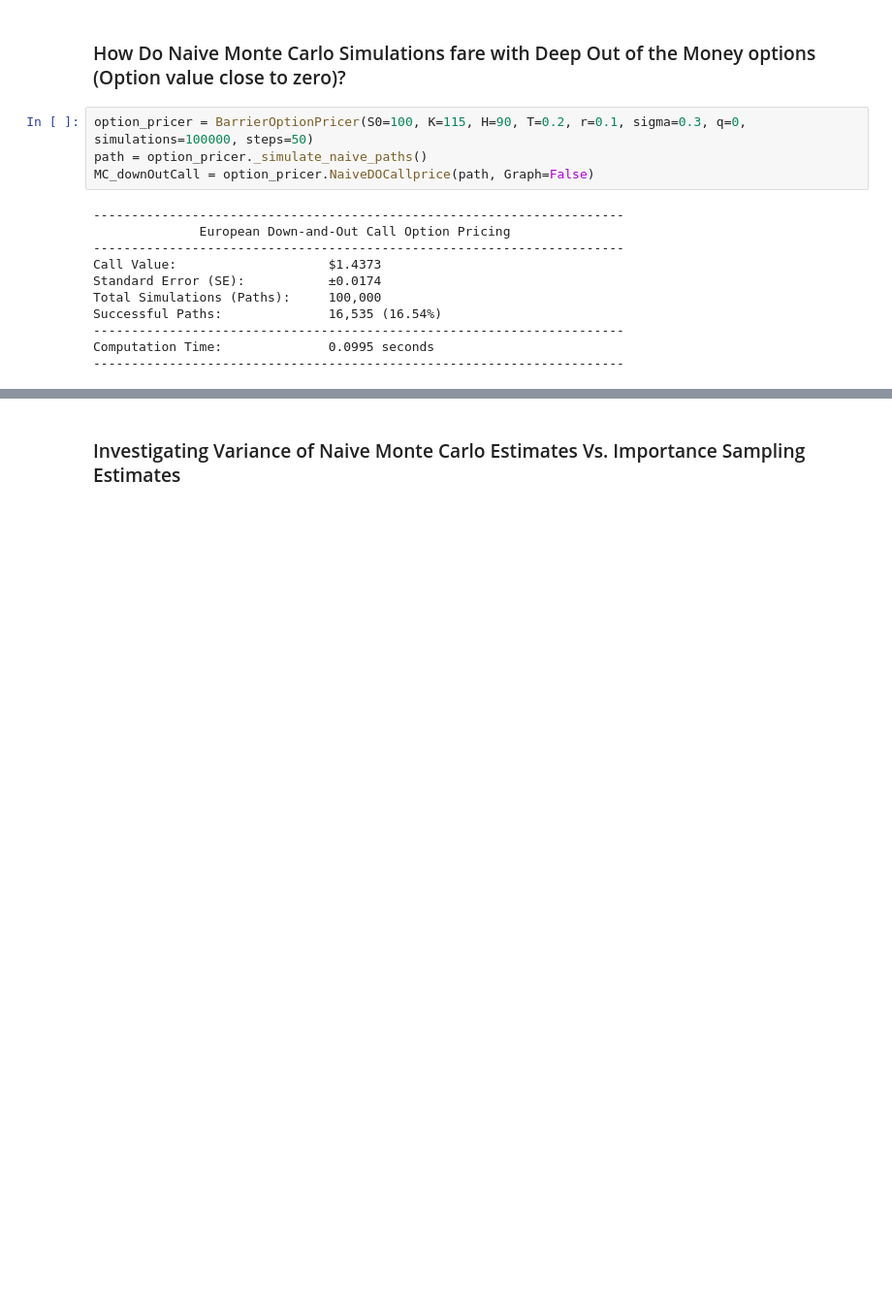
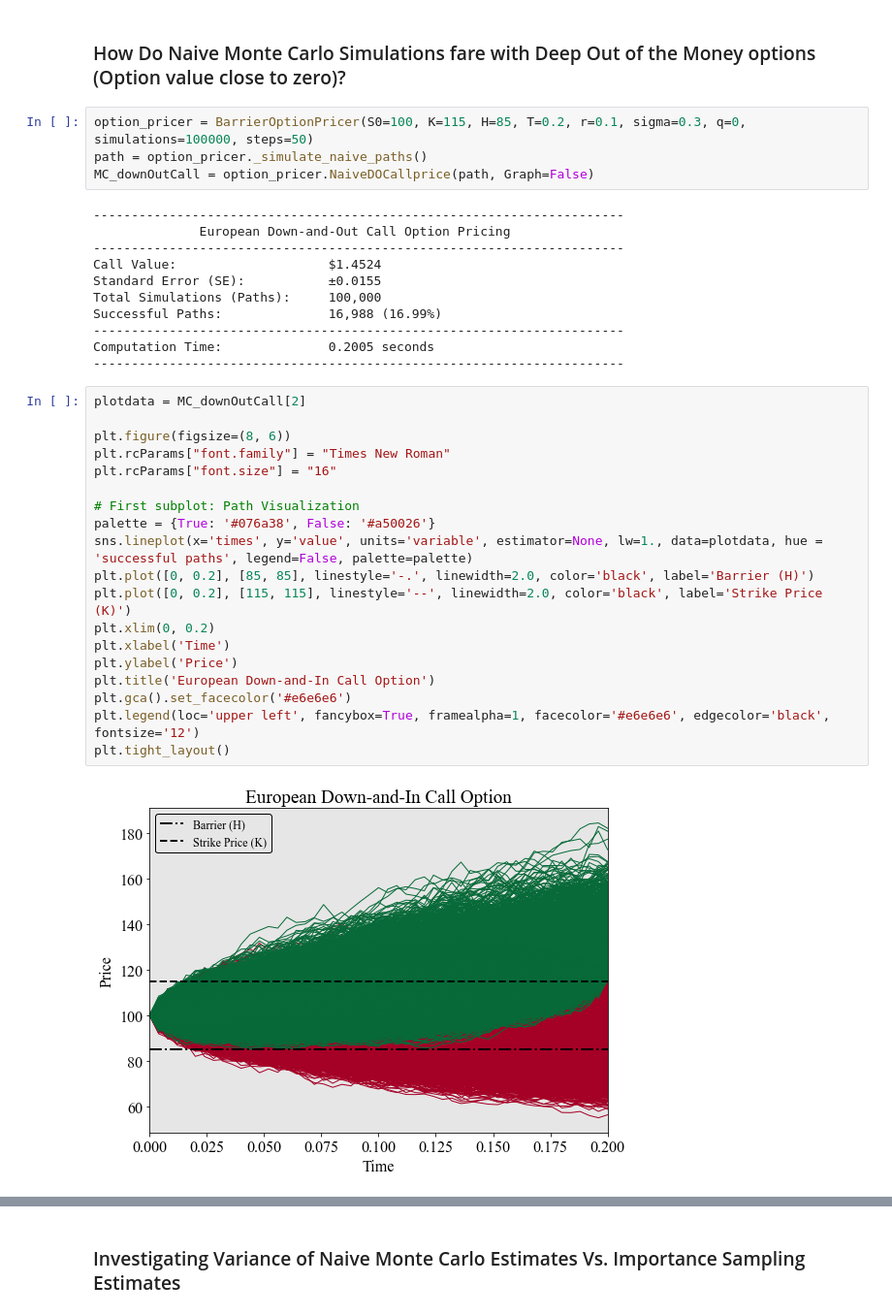
Before and after one commit to GianiRanzetti/Barrier-Options, a Jupyter notebook: MonteCarloPricer.ipynb, the cells around one changed output, grey strips where cells are left out. Shown at 97% size. Cells and saved outputs as stored; diff of their text form; blank space fills up the shorter version.

```diff
--- a/MonteCarloPricer.ipynb
+++ b/MonteCarloPricer.ipynb
@@ -1131,20 +1131,41 @@ For the Down-and-in montecasrol simulation, most of the trajectories end up as a
 # %% [markdown]
 ### How Do Naive Monte Carlo Simulations fare with Deep Out of the Money options (Option value close to zero)?
 # %%
-option_pricer = BarrierOptionPricer(S0=100, K=115, H=90, T=0.2, r=0.1, sigma=0.3, q=0, simulations=100000, steps=50)
+option_pricer = BarrierOptionPricer(S0=100, K=115, H=85, T=0.2, r=0.1, sigma=0.3, q=0, simulations=100000, steps=50)
 path = option_pricer._simulate_naive_paths()
 MC_downOutCall = option_pricer.NaiveDOCallprice(path, Graph=False)
 # %% [output]
 ----------------------------------------------------------------------
               European Down-and-Out Call Option Pricing
 ----------------------------------------------------------------------
-Call Value:                    $1.4373
-Standard Error (SE):           ±0.0174
+Call Value:                    $1.4524
+Standard Error (SE):           ±0.0155
 Total Simulations (Paths):     100,000
-Successful Paths:              16,535 (16.54%)
+Successful Paths:              16,988 (16.99%)
 ----------------------------------------------------------------------
-Computation Time:              0.0995 seconds
+Computation Time:              0.2005 seconds
 ----------------------------------------------------------------------
+# %%
+plotdata = MC_downOutCall[2]
+
+plt.figure(figsize=(8, 6))
+plt.rcParams["font.family"] = "Times New Roman"
+plt.rcParams["font.size"] = "16"
+
+# First subplot: Path Visualization
+palette = {True: '#076a38', False: '#a50026'}
+sns.lineplot(x='times', y='value', units='variable', estimator=None, lw=1., data=plotdata, hue = 'successful paths', legend=False, palette=palette)
+plt.plot([0, 0.2], [85, 85], linestyle='-.', linewidth=2.0, color='black', label='Barrier (H)')
+plt.plot([0, 0.2], [115, 115], linestyle='--', linewidth=2.0, color='black', label='Strike Price (K)')
+plt.xlim(0, 0.2)
+plt.xlabel('Time')
+plt.ylabel('Price')
+plt.title('European Down-and-In Call Option')
+plt.gca().set_facecolor('#e6e6e6')
+plt.legend(loc='upper left', fancybox=True, framealpha=1, facecolor='#e6e6e6', edgecolor='black', fontsize='12')
+plt.tight_layout()
+# %% [output]
+[figure, added]
 # %%
 path = option_pricer._simulate_naive_paths()
 MC_downInCall = option_pricer.NaiveDICallprice(path, Graph=False)
```
Also changed, not shown: parts of 11 cells of this notebook, 11 other files.
